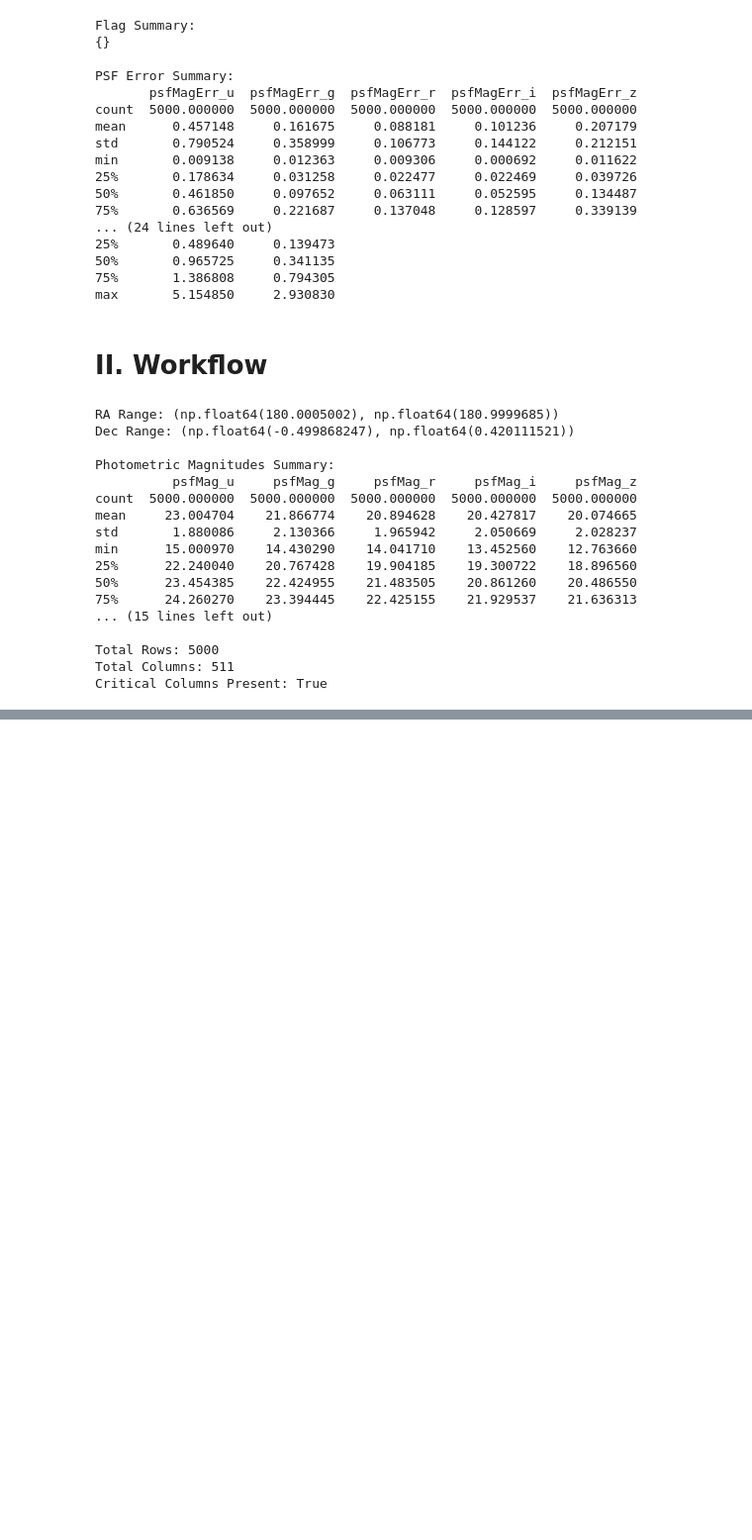
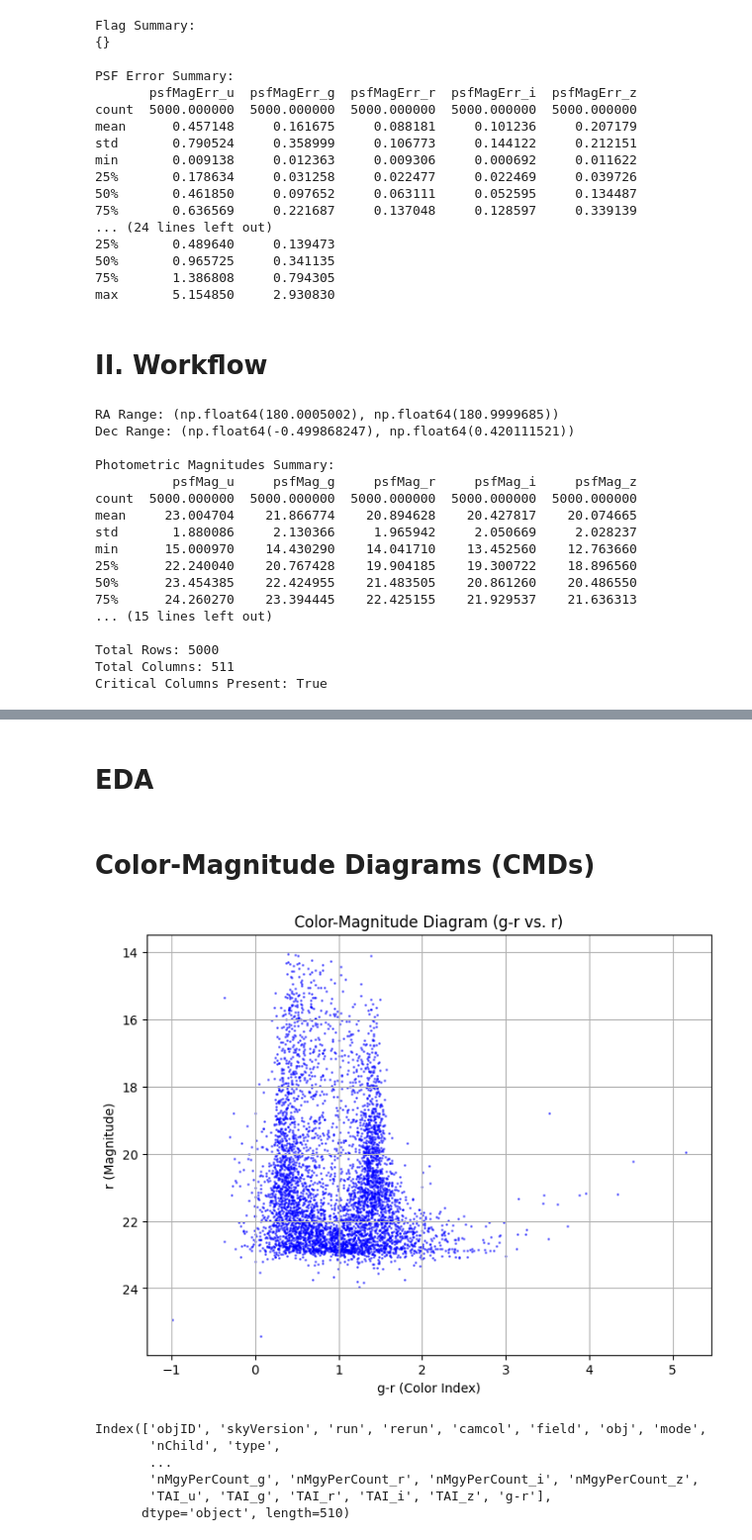
Before and after one commit to Fr4nc3/SDSS_Release_17_system_model, a Jupyter notebook: sdss_data.ipynb, the cells around one changed output, grey strips where cells are left out. Shown: that part at 99% size. Saved outputs shown, nothing was run; the diff lists cells and outputs as text; code cells hidden in the pictures; blank space fills up the shorter version.

```diff
--- a/sdss_data.ipynb
+++ b/sdss_data.ipynb
@@ -306,0 +257,4 @@ plt.show()
+# %% [markdown]
+# EDA
+# %% [markdown]
+# Color-Magnitude Diagrams (CMDs)
@@ -306,0 +263,24 @@ plt.show()
+# %%
+
+data['g-r'] = data['psfMag_g'] - data['psfMag_r']
+
+# Plot the CMD: (g-r) vs. r magnitude
+plt.figure(figsize=(8, 6))
+plt.scatter(data['g-r'], data['psfMag_r'], s=1, alpha=0.5, color='blue')
+plt.gca().invert_yaxis()  # Invert y-axis for magnitude (brighter stars lower)
+plt.title('Color-Magnitude Diagram (g-r vs. r)')
+plt.xlabel('g-r (Color Index)')
+plt.ylabel('r (Magnitude)')
+plt.grid()
+plt.show()
+# %% [output]
+[figure, added]
+# %%
+print(data.columns)
+# %% [output]
+Index(['objID', 'skyVersion', 'run', 'rerun', 'camcol', 'field', 'obj', 'mode',
+       'nChild', 'type',
+       ...
+       'nMgyPerCount_g', 'nMgyPerCount_r', 'nMgyPerCount_i', 'nMgyPerCount_z',
+       'TAI_u', 'TAI_g', 'TAI_r', 'TAI_i', 'TAI_z', 'g-r'],
+      dtype='object', length=510)
```
Also changed, not shown: parts of 10 cells of this notebook, 1 other file.
